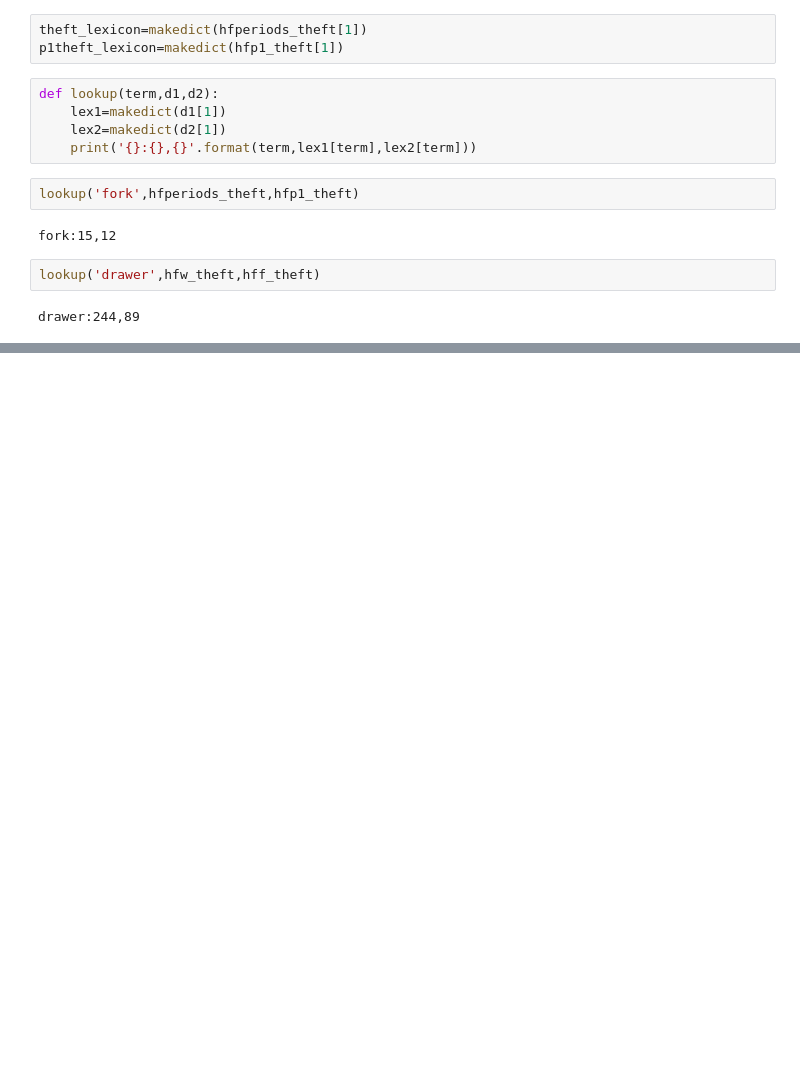
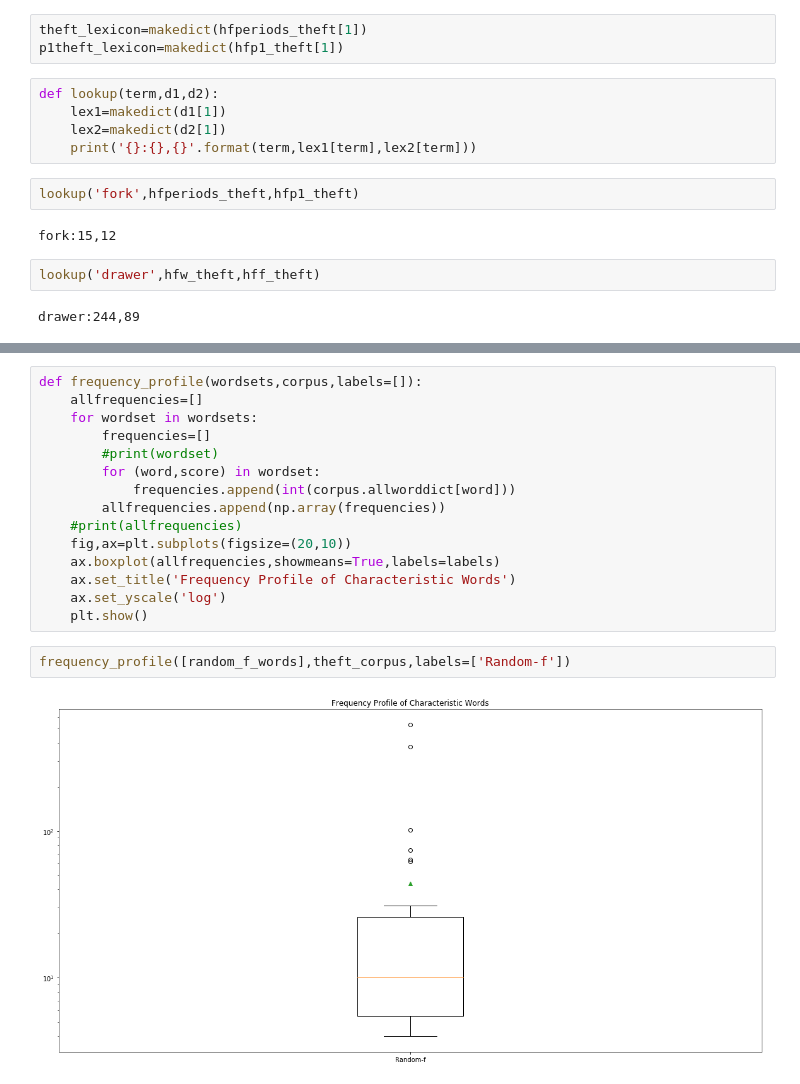
Before and after one commit to julieweeds/oldbailey-corpling, a Jupyter notebook: notebooks/CharacteristicWords.ipynb, the cells around one changed output, grey strips where cells are left out. Cells and saved outputs as stored; diff of their text form; blank space fills up the shorter version.

```diff
--- a/notebooks/CharacteristicWords.ipynb
+++ b/notebooks/CharacteristicWords.ipynb
@@ -832,0 +1223,19 @@ drawer:244,89
+# %%
+def frequency_profile(wordsets,corpus,labels=[]):
+    allfrequencies=[]
+    for wordset in wordsets:
+        frequencies=[]
+        #print(wordset)
+        for (word,score) in wordset:
+            frequencies.append(int(corpus.allworddict[word]))
+        allfrequencies.append(np.array(frequencies))
+    #print(allfrequencies)
+    fig,ax=plt.subplots(figsize=(20,10))
+    ax.boxplot(allfrequencies,showmeans=True,labels=labels)
+    ax.set_title('Frequency Profile of Characteristic Words')
+    ax.set_yscale('log')
+    plt.show()
+# %%
+frequency_profile([random_f_words],theft_corpus,labels=['Random-f'])
+# %% [output]
+[figure, added]
```
Also changed, not shown: parts of 84 cells of this notebook, 3 other files.
